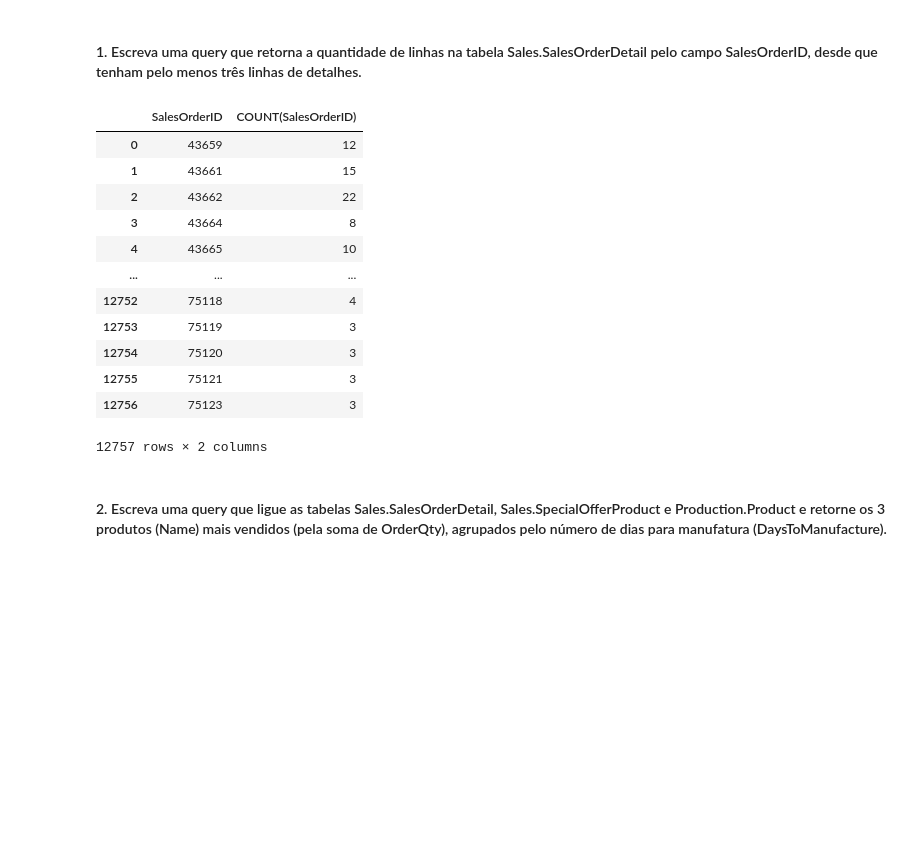
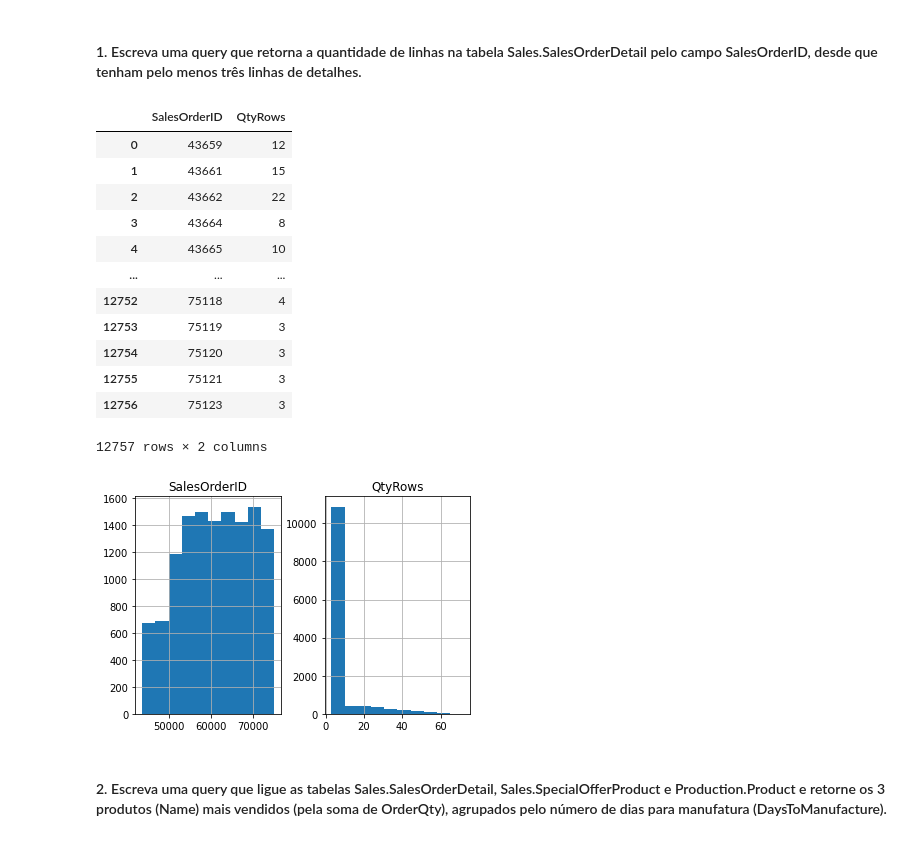
Before and after one commit to Cd4sh/test-data-science, a Jupyter notebook: notebook-pt.ipynb, the cells around one changed output. Drawn from its saved outputs; the diff is of its cells as text; code cells hidden in the pictures; blank space fills up the shorter version.

```diff
--- a/notebook-pt.ipynb
+++ b/notebook-pt.ipynb
@@ -144,14 +144,16 @@ memory usage: 16.9+ KB
 #### 1. Escreva uma query que retorna a quantidade de linhas na tabela Sales.SalesOrderDetail pelo campo SalesOrderID, desde que tenham pelo menos três linhas de detalhes.
 # %%
 query = '''
-    SELECT SalesOrderID, COUNT(SalesOrderID)
+    SELECT SalesOrderID, COUNT(SalesOrderID) AS QtyRows
     FROM Sales_SalesOrderDetail
     GROUP BY SalesOrderID
     HAVING COUNT(SalesOrderID) > 2
 '''
-sqlite(query)
+data = sqlite(query)
+data.hist()
+data
 # %% [output]
-|  | SalesOrderID | COUNT(SalesOrderID) |
+|  | SalesOrderID | QtyRows |
 | 0 | 43659 | 12 |
 | 1 | 43661 | 15 |
 | 2 | 43662 | 22 |
@@ -164,6 +166,7 @@ sqlite(query)
 | 12755 | 75121 | 3 |
 | 12756 | 75123 | 3 |
 12757 rows × 2 columns
+[figure, added]
 # %% [markdown]
 #### 2. Escreva uma query que ligue as tabelas Sales.SalesOrderDetail, Sales.SpecialOfferProduct e Production.Product e retorne os 3 produtos (Name) mais vendidos (pela soma de OrderQty), agrupados pelo número de dias para manufatura (DaysToManufacture).
 # %%
```
Also changed, not shown: parts of 6 cells of this notebook, 1 other file.
